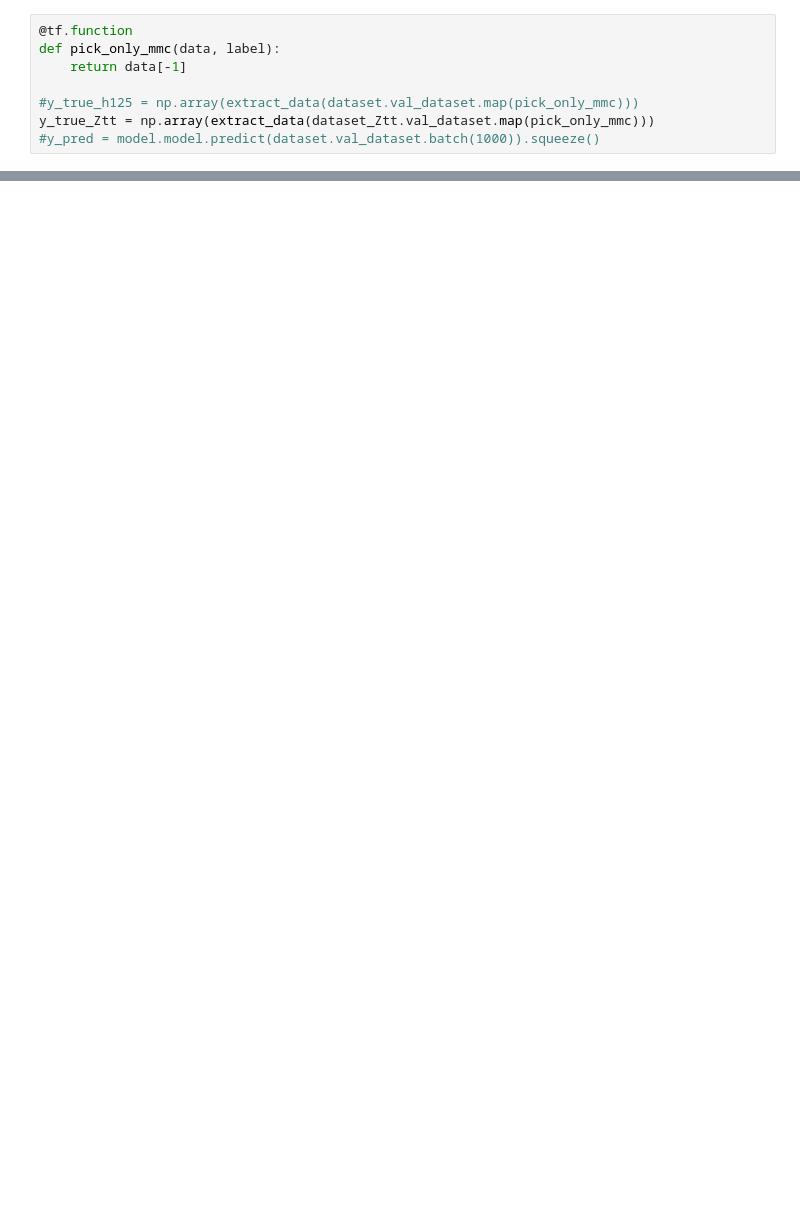
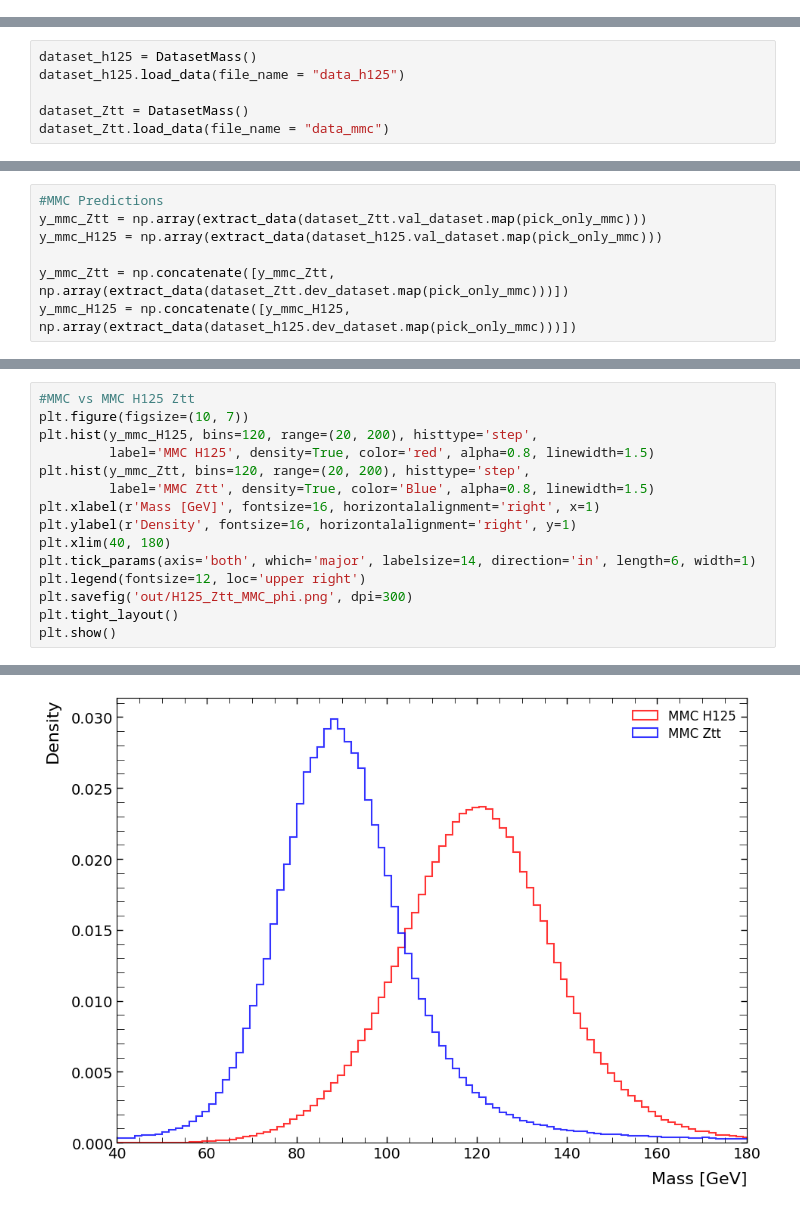
Before and after one commit to Patrik1van/HiggsAnalysisBc, a Jupyter notebook: main.ipynb, the cells around one changed output, grey strips where cells are left out. Cells and saved outputs as stored; diff of their text form; blank space fills up the shorter version.

```diff
--- a/main.ipynb
+++ b/main.ipynb
@@ -156,8 +0,0 @@ FWHM: 40.740
-# %%
-@tf.function
-def pick_only_mmc(data, label):
-    return data[-1]
-
-#y_true_h125 = np.array(extract_data(dataset.val_dataset.map(pick_only_mmc)))
-y_true_Ztt = np.array(extract_data(dataset_Ztt.val_dataset.map(pick_only_mmc)))
-#y_pred = model.model.predict(dataset.val_dataset.batch(1000)).squeeze()
@@ -880,0 +72,6 @@ zmq.error.ZMQError: Socket operation on non-socket
+# %%
+dataset_h125 = DatasetMass()
+dataset_h125.load_data(file_name = "data_h125")
+
+dataset_Ztt = DatasetMass()
+dataset_Ztt.load_data(file_name = "data_mmc")
@@ -880,0 +89,7 @@ zmq.error.ZMQError: Socket operation on non-socket
+# %%
+#MMC Predictions
+y_mmc_Ztt = np.array(extract_data(dataset_Ztt.val_dataset.map(pick_only_mmc)))
+y_mmc_H125 = np.array(extract_data(dataset_h125.val_dataset.map(pick_only_mmc)))
+
+y_mmc_Ztt = np.concatenate([y_mmc_Ztt, np.array(extract_data(dataset_Ztt.dev_dataset.map(pick_only_mmc)))])
+y_mmc_H125 = np.concatenate([y_mmc_H125, np.array(extract_data(dataset_h125.dev_dataset.map(pick_only_mmc)))])
@@ -880,0 +236,16 @@ zmq.error.ZMQError: Socket operation on non-socket
+# %%
+#MMC vs MMC H125 Ztt
+plt.figure(figsize=(10, 7))
+plt.hist(y_mmc_H125, bins=120, range=(20, 200), histtype='step',
+         label='MMC H125', density=True, color='red', alpha=0.8, linewidth=1.5)
+plt.hist(y_mmc_Ztt, bins=120, range=(20, 200), histtype='step',
+         label='MMC Ztt', density=True, color='Blue', alpha=0.8, linewidth=1.5)
+plt.xlabel(r'Mass [GeV]', fontsize=16, horizontalalignment='right', x=1)
+plt.ylabel(r'Density', fontsize=16, horizontalalignment='right', y=1)
+plt.xlim(40, 180)
+plt.tick_params(axis='both', which='major', labelsize=14, direction='in', length=6, width=1)
+plt.legend(fontsize=12, loc='upper right')
+plt.savefig('out/H125_Ztt_MMC_phi.png', dpi=300)
+plt.tight_layout()
+plt.show()
+# %% [output]
@@ -880,0 +269 @@ zmq.error.ZMQError: Socket operation on non-socket
+[figure, added]
```
Also changed, not shown: parts of 37 cells of this notebook.
